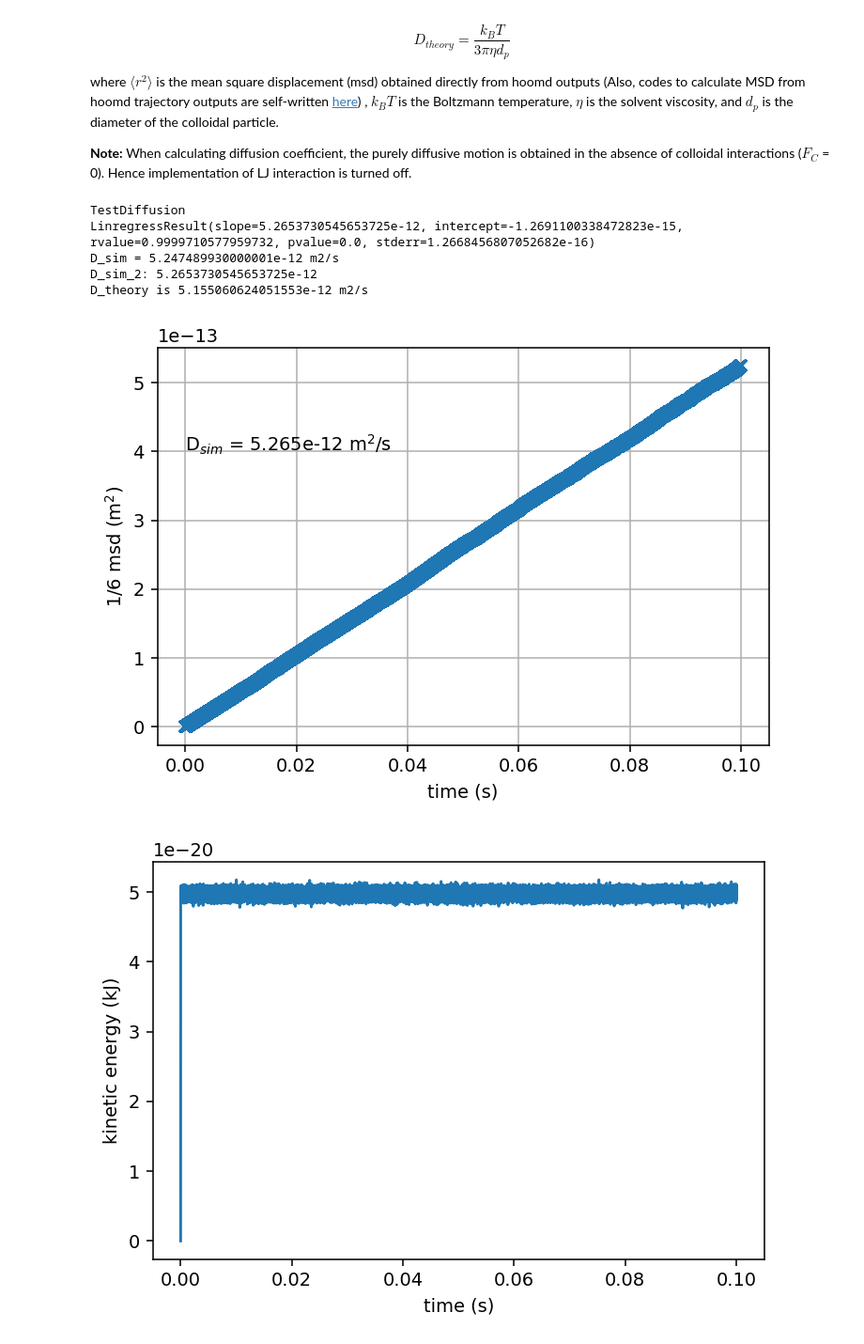
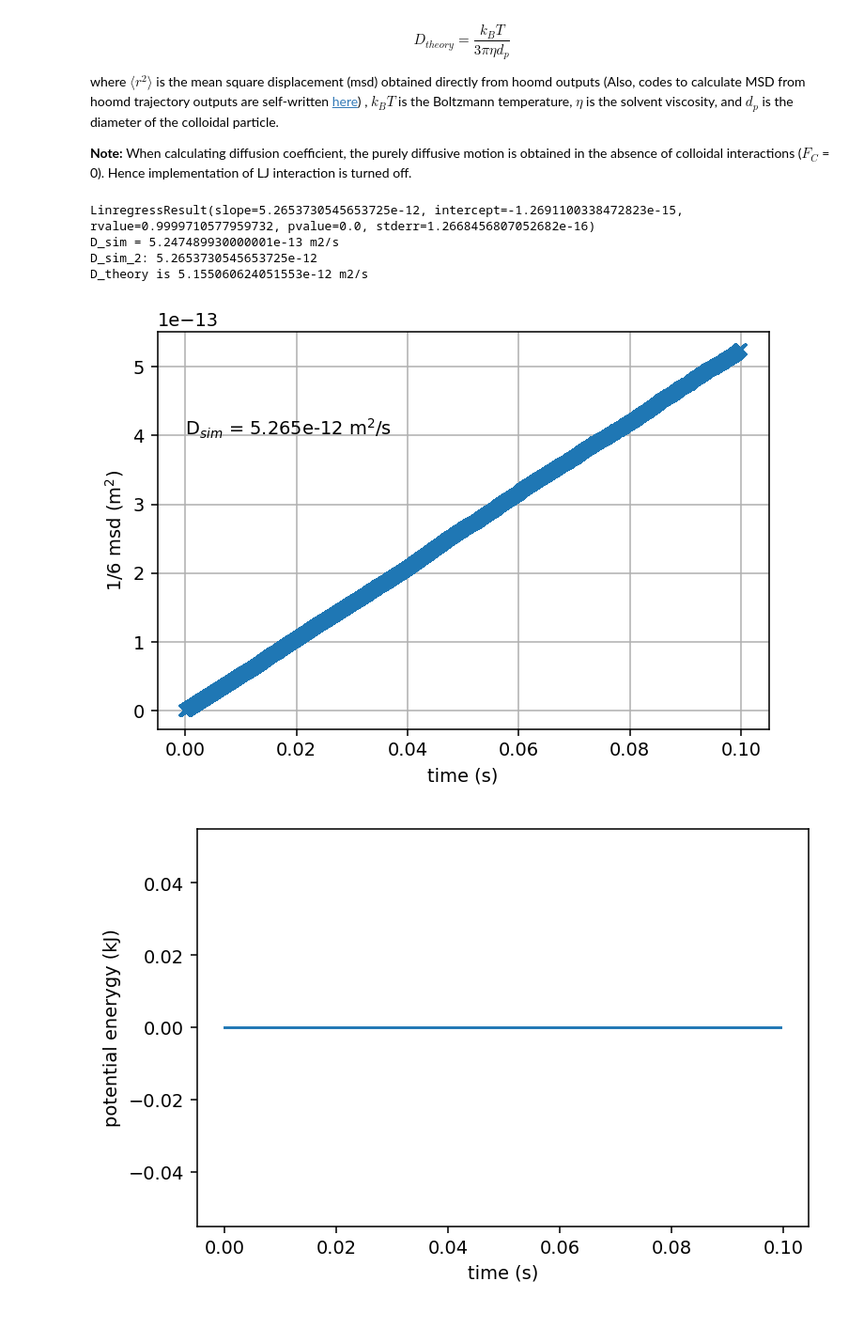
Before and after one commit to yennguyenedalgo/JupyterNotebookProject, a Jupyter notebook: MagNP.ipynb, the cells around one changed output. Shown at 94% size. Drawn from its saved outputs; the diff is of its cells as text; code cells hidden in the pictures.

```diff
--- a/MagNP.ipynb
+++ b/MagNP.ipynb
@@ -208,7 +212,6 @@ import numpy as np
 from matplotlib import pyplot as plt
 
 msd = np.genfromtxt(fname='Data/msd_'+type+'.log', skip_header=True);
-print(type)
 
 x = msd[:,0] * time_step
 y = msd[:,1] * (LJ_sigma*1e-9)**2 / 6
@@ -231,22 +234,21 @@ plt.text(0.0, 4e-13, 'D$_{sim}$ = '+str(format(D_sim_2,'.3e'))+' m$^2/$s')
 plt.grid(True)
 plt.savefig('Figures/msd_'+type+'.pdf')
 # %% [output]
-TestDiffusion
 LinregressResult(slope=5.2653730545653725e-12, intercept=-1.2691100338472823e-15, rvalue=0.9999710577959732, pvalue=0.0, stderr=1.2668456807052682e-16)
-D_sim = 5.247489930000001e-12 m2/s
+D_sim = 5.247489930000001e-13 m2/s
 D_sim_2: 5.2653730545653725e-12
 D_theory is 5.155060624051553e-12 m2/s
 [figure]
 # %%
 data = np.genfromtxt(fname='Data/log-output_'+type+'.log', skip_header=True);
 
 plt.figure(figsize=None, dpi=140);
 plt.plot(data[:,0]*time_step, data[:,1]*LJ_epsilon*1e-3);
 plt.xlabel('time (s)');
-plt.ylabel('kinetic energy (kJ)');
-plt.savefig('Figures/kineticEnergy_'+type+'.pdf')
+plt.ylabel('potential enerygy (kJ)');
+plt.savefig('Figures/PotentialEnergy_'+type+'.pdf')
 # %% [output]
-[figure, old version]
+[figure, new version]
 # %%
 plt.figure(figsize=None, dpi=140);
 plt.plot(data[:,0]*time_step, data[:,2]*LJ_epsilon/kB);
```
Also changed, not shown: parts of 3 cells of this notebook.
